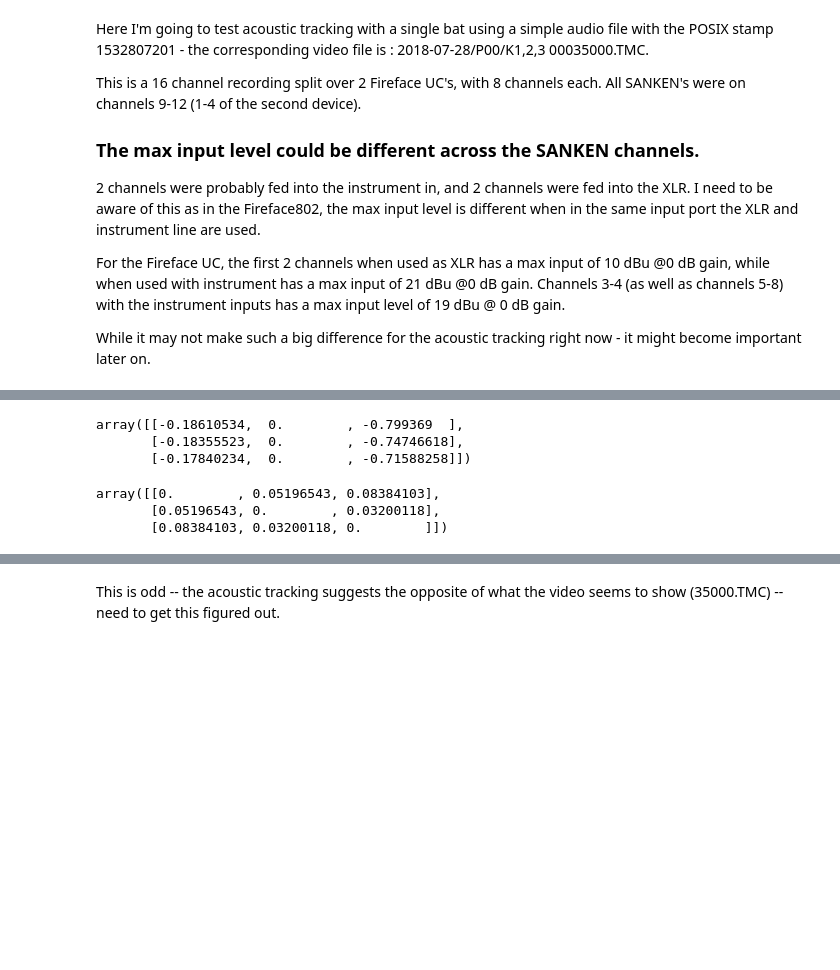
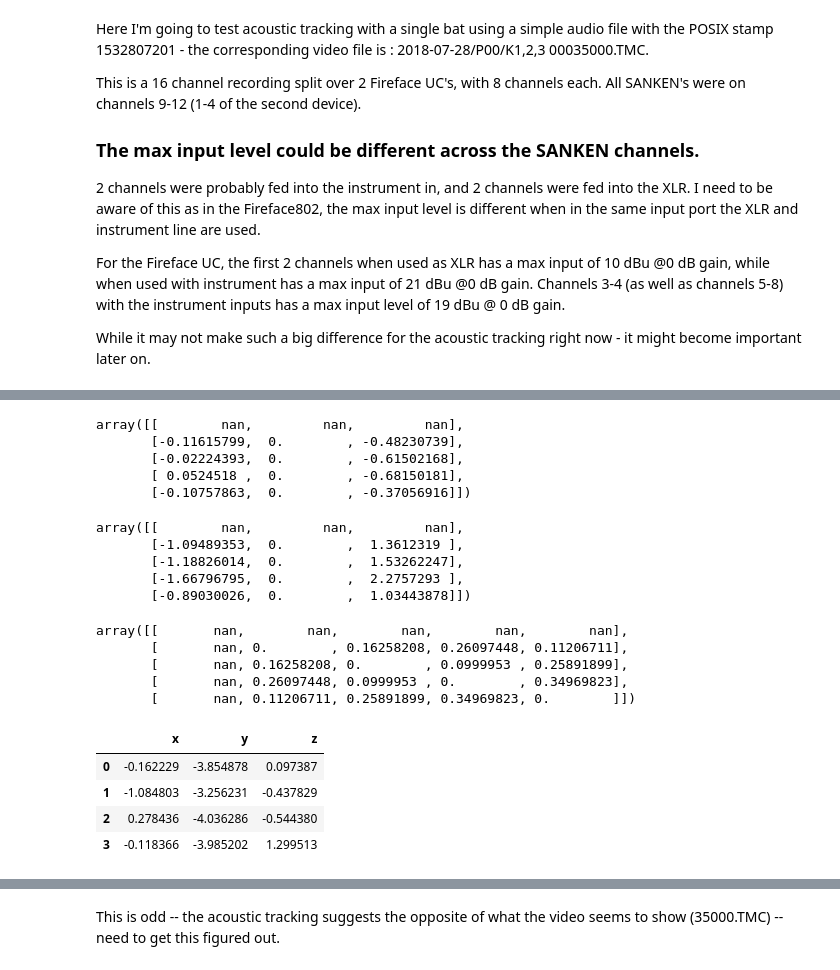
Before and after one commit to thejasvibr/projectushichka, a Jupyter notebook: acoustic-tracking/trying-acoustic-tracking.ipynb, the cells around one changed output, grey strips where cells are left out. Cells and saved outputs as stored; diff of their text form; code cells hidden in the pictures; blank space fills up the shorter version.

```diff
--- a/acoustic-tracking/trying-acoustic-tracking.ipynb
+++ b/acoustic-tracking/trying-acoustic-tracking.ipynb
@@ -227,17 +289,37 @@ To use the future default and silence this warning we advise to pass `rcond=None
-# %%
-calculated_positions
-# %% [output]
-array([[-0.18610534,  0.        , -0.799369  ],
-       [-0.18355523,  0.        , -0.74746618],
-       [-0.17840234,  0.        , -0.71588258]])
+# %%
+calculated_positions[:,:,0]
+# %% [output]
+array([[        nan,         nan,         nan],
+       [-0.11615799,  0.        , -0.48230739],
+       [-0.02224393,  0.        , -0.61502168],
+       [ 0.0524518 ,  0.        , -0.68150181],
+       [-0.10757863,  0.        , -0.37056916]])
+# %%
+calculated_positions[:,:,1]
+# %% [output]
+array([[        nan,         nan,         nan],
+       [-1.09489353,  0.        ,  1.3612319 ],
+       [-1.18826014,  0.        ,  1.53262247],
+       [-1.66796795,  0.        ,  2.2757293 ],
+       [-0.89030026,  0.        ,  1.03443878]])
 # %%
 import scipy.spatial as spl
 # %%
-spl.distance_matrix(calculated_positions, calculated_positions)
+spl.distance_matrix(calculated_positions[:,:,0], calculated_positions[:,:,0])
 # %% [output]
-array([[0.        , 0.05196543, 0.08384103],
-       [0.05196543, 0.        , 0.03200118],
-       [0.08384103, 0.03200118, 0.        ]])
+array([[       nan,        nan,        nan,        nan,        nan],
+       [       nan, 0.        , 0.16258208, 0.26097448, 0.11206711],
+       [       nan, 0.16258208, 0.        , 0.0999953 , 0.25891899],
+       [       nan, 0.26097448, 0.0999953 , 0.        , 0.34969823],
+       [       nan, 0.11206711, 0.25891899, 0.34969823, 0.        ]])
+# %%
+mic_xyz
+# %% [output]
+|  | x | y | z |
+| 0 | -0.162229 | -3.854878 | 0.097387 |
+| 1 | -1.084803 | -3.256231 | -0.437829 |
+| 2 | 0.278436 | -4.036286 | -0.544380 |
+| 3 | -0.118366 | -3.985202 | 1.299513 |
 # %%
 fig = plt.figure(figsize=(10,8))
 ax = fig.add_subplot(111, projection='3d')
```
Also changed, not shown: parts of 49 cells of this notebook.
